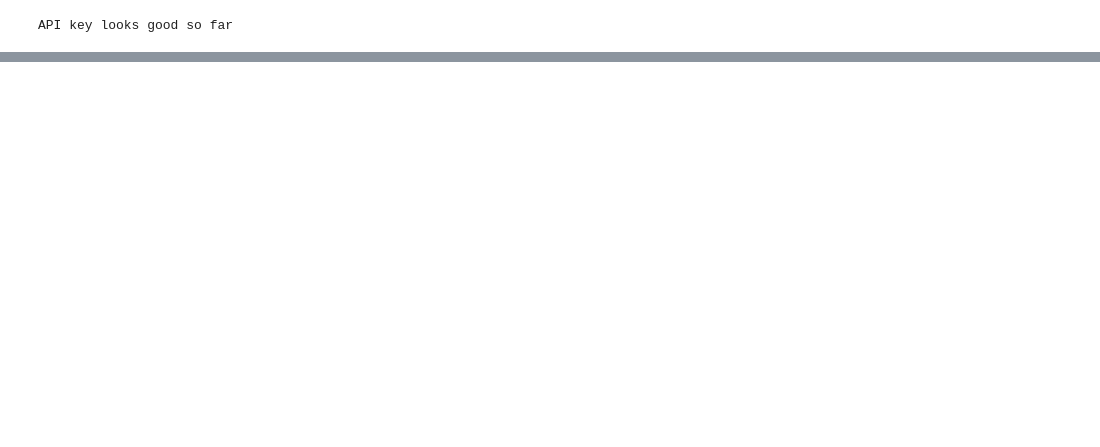
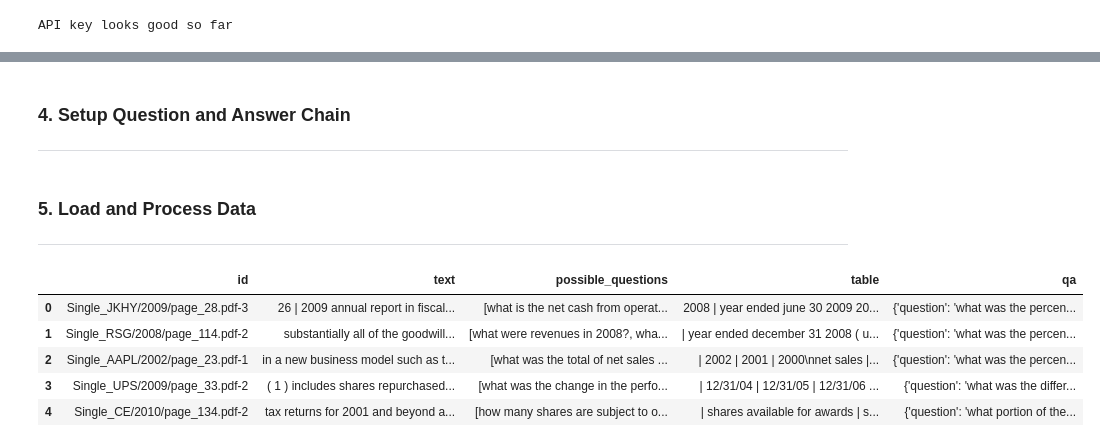
Before and after one commit to factorwonk/multimodalrag, a Jupyter notebook: 03. multimodalfingrageval.ipynb, the cells around one changed output, grey strips where cells are left out. Cells and saved outputs as stored; diff of their text form; code cells hidden in the pictures; blank space fills up the shorter version.

```diff
--- a/03. multimodalfingrageval.ipynb
+++ b/03. multimodalfingrageval.ipynb
@@ -36,0 +46,4 @@ client = OpenAI(api_key=os.environ['OPENAI_API_KEY'])
+# %%
+def table_to_string(table):
+    """Convert table to string representation."""
+    return "\n".join(" | ".join(str(cell) for cell in row) for row in table)
@@ -36,0 +225,3 @@ client = OpenAI(api_key=os.environ['OPENAI_API_KEY'])
+# %% [markdown]
+### 4. Setup Question and Answer Chain
+---
@@ -37,4 +257,21 @@ client = OpenAI(api_key=os.environ['OPENAI_API_KEY'])
+# %% [markdown]
+### 5. Load and Process Data
+---
 # %%
 with open('./data/convfinqatrain.json', 'r') as f:
-    json_data = json.load(f)
-data = json_data[:10]  # Limit to first 10 entries for processing
+        json_data = json.load(f)
+test_data = json_data.copy()
+test_data = test_data[:50]  # Using first 50 examples for calculating metrics
+# %%
+# Process entries and exclude any entries with missing qa
+processed_data = [processed for processed in (process_json_entry(entry) for entry in test_data) if processed is not None]
+df = pd.DataFrame(processed_data)
+# %%
+df.head()
+# %% [output]
+|  | id | text | possible_questions | table | qa |
+| 0 | Single_JKHY/2009/page_28.pdf-3 | 26 | 2009 annual report in fiscal... | [what is the net cash from operat... | 2008 | year ended june 30 2009 20... | {'question': 'what was the percen... |
+| 1 | Single_RSG/2008/page_114.pdf-2 | substantially all of the goodwill... | [what were revenues in 2008?, wha... | | year ended december 31 2008 ( u... | {'question': 'what was the percen... |
+| 2 | Single_AAPL/2002/page_23.pdf-1 | in a new business model such as t... | [what was the total of net sales ... | | 2002 | 2001 | 2000\nnet sales |... | {'question': 'what was the percen... |
+| 3 | Single_UPS/2009/page_33.pdf-2 | ( 1 ) includes shares repurchased... | [what was the change in the perfo... | | 12/31/04 | 12/31/05 | 12/31/06 ... | {'question': 'what was the differ... |
+| 4 | Single_CE/2010/page_134.pdf-2 | tax returns for 2001 and beyond a... | [how many shares are subject to o... | | shares available for awards | s... | {'question': 'what portion of the... |
```
Also changed, not shown: parts of 27 cells of this notebook, 2 other files.
